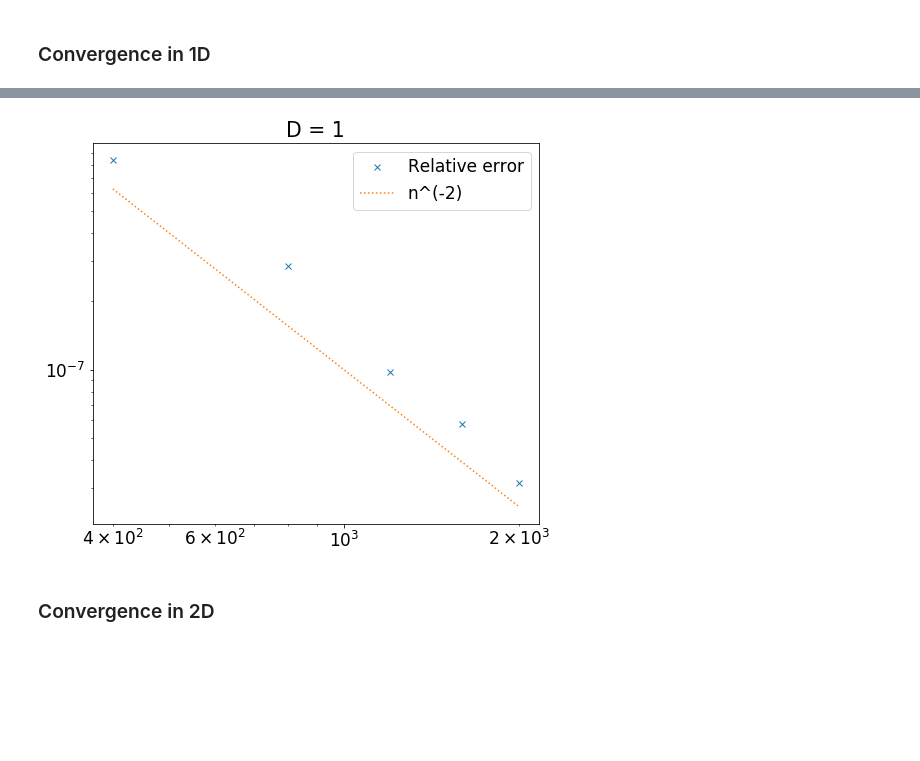
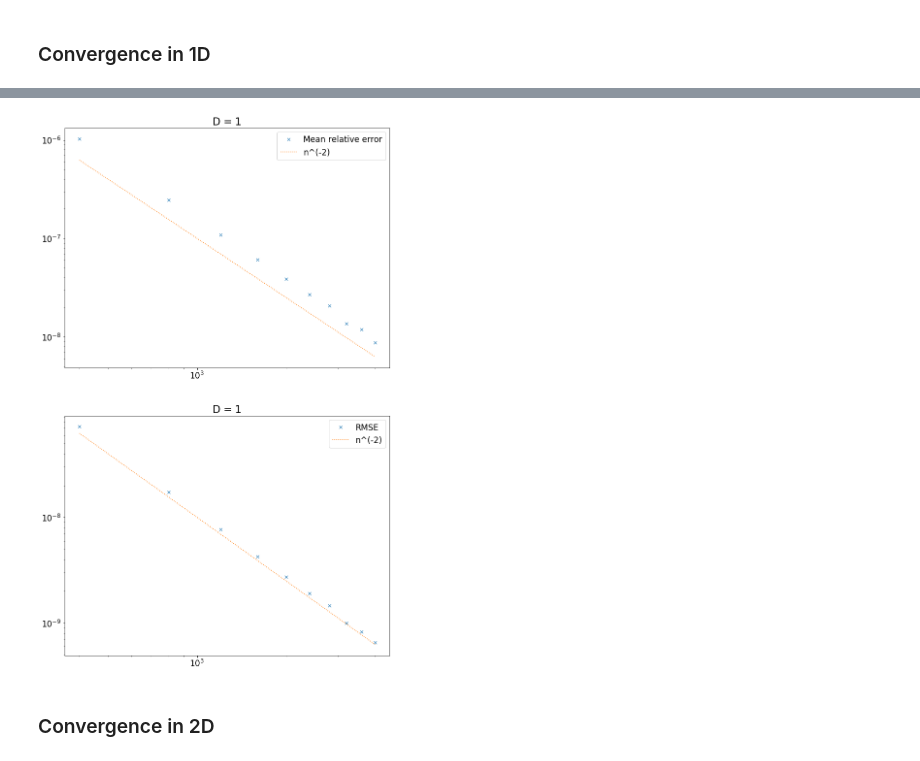
Before and after one commit to XueGong-git/Efficient-Approximation-of-Pricing-Functions, a Jupyter notebook: Surrogate modelling with Gaussian processes.ipynb, the cells around one changed output, grey strips where cells are left out. Cells and saved outputs as stored; diff of their text form; code cells hidden in the pictures; blank space fills up the shorter version.

```diff
--- a/Surrogate modelling with Gaussian processes.ipynb
+++ b/Surrogate modelling with Gaussian processes.ipynb
@@ -251,15 +265,18 @@ def GP(D, Nd):
 # %%
 totStart = time.time();
 D = 1
-ns = np.arange(400,2400,400)
+ns = np.arange(400,4400,400)
 nn = ns.size
 
-RelError = np.zeros(nn)
+N_star = 250
+
+MeanRelError = np.zeros(nn)
+RMSE = np.zeros(nn)
 variance = np.zeros(nn)
-condK = np.zeros(nn)
+#condK = np.zeros(nn)
 
 for i in range(nn):
-    # RelError[i], condK[i] = GP(D, ns[i])
-    RelError[i] = GP(D, ns[i])
+#     MeanRelError[i], condK[i] = GP(D, ns[i], N_star)
+    MeanRelError[i], RMSE[i] = GP(D, ns[i], N_star)
 print("Entire code took {} min: ".format((time.time()-totStart)/60.));
 # %% [output]
@@ -283,24 +300,31 @@ Entire code took 0.012416799863179525 min:
 # %%
-fig, axs = plt.subplots(1, 1, figsize=(8, 7))
-# axs = axs.ravel()
+fig, axs = plt.subplots(2, 1, figsize=(12, 20))
+axs = axs.ravel()
 
-axs.loglog(ns**D, RelError, 'x', label='Relative error')
-axs.loglog(ns**D, 1e-1 * (ns**D)**-2., ':', label='n^(-2)')
-axs.legend() # turn on legend
-axs.set_title('D = '+str(D))
+axs[0].loglog(ns**D, MeanRelError, 'x', label='Mean relative error')
+axs[0].loglog(ns**D, 1e-1 * (ns**D)**-2., ':', label='n^(-2)')
+axs[0].legend() # turn on legend
+axs[0].set_title('D = '+str(D))
 
-# axs[0].loglog(ns**D, RelError, 'x', label='Relative error')
-# axs[0].loglog(ns**D, 1e-1 * (ns**D)**-1., ':')
+axs[1].loglog(ns**D, RMSE, 'x', label='RMSE')
+axs[1].loglog(ns**D, 1e-2 * (ns**D)**-2., ':', label='n^(-2)')
+axs[1].legend() # turn on legend
+axs[1].set_title('D = '+str(D))
+
+
+
+# axs[0].loglog(ns**D, MeanRelError, 'x', label='Mean relative error')
+# axs[0].loglog(ns**D, 1e-1 * (ns**D)**-2., ':', label='n^(-2)')
 # axs[0].legend() # turn on legend
 # axs[0].set_title('D = '+str(D))
 
 # axs[1].loglog(ns**D, condK, 'x', label='Cond(K)')
 # axs[1].legend() # turn on legend
 # axs[1].set_title('D = '+str(D))
 
 plt.show()
 # %% [output]
-[figure, old version]
+[figure, new version]
 # %% [markdown]
 ### Convergence in 2D
 # %%
```
Also changed, not shown: parts of 20 cells of this notebook.
